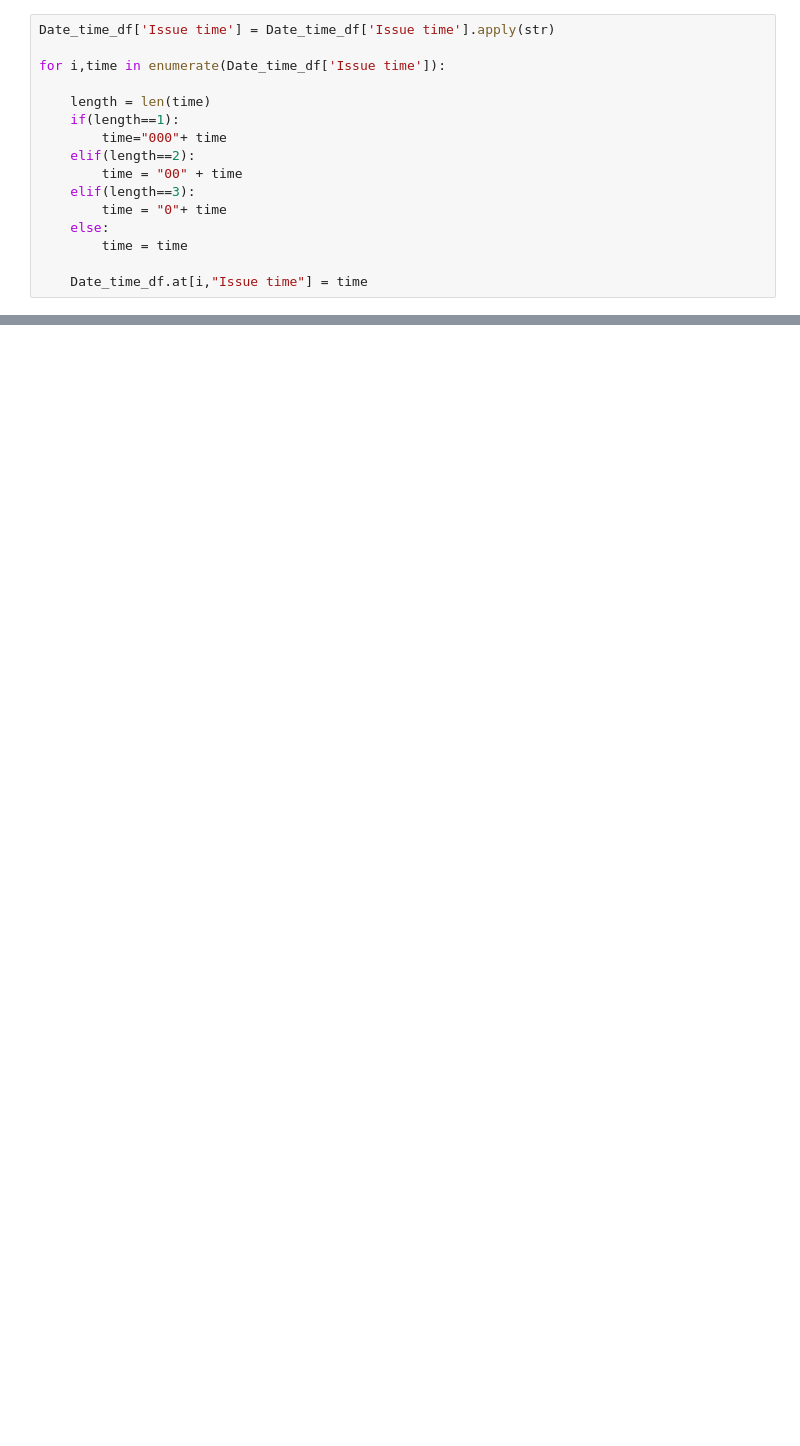
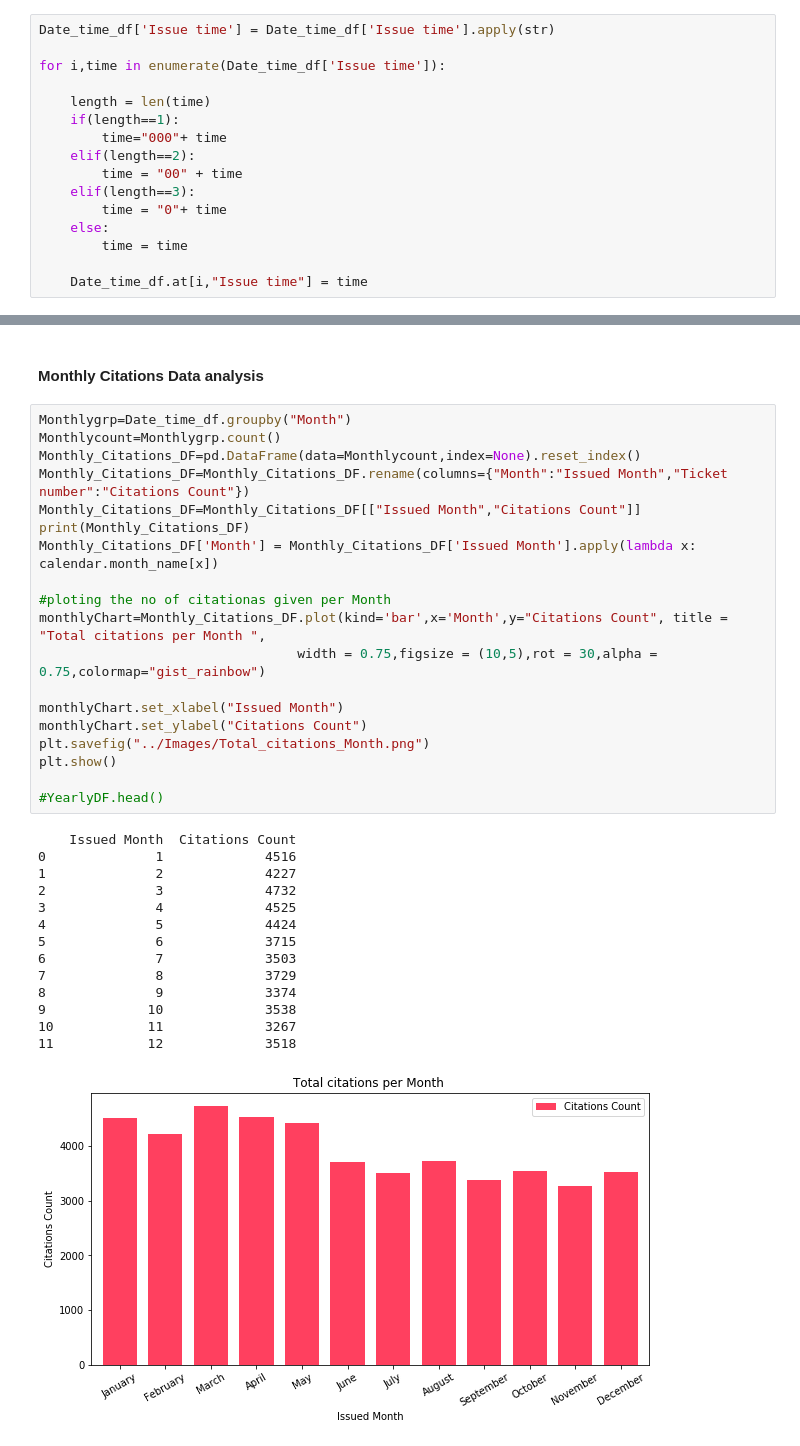
Before and after one commit to usn1485/LAParkingCitations, a Jupyter notebook: LAParking.ipynb, the cells around one changed output, grey strips where cells are left out. Cells and saved outputs as stored; diff of their text form; blank space fills up the shorter version.

```diff
--- a/LAParking.ipynb
+++ b/LAParking.ipynb
@@ -264,0 +135,36 @@ DailyDF.nlargest(20,"Ticket count",keep="first").plot(kind='bar')
+# %% [markdown]
+#### Monthly Citations Data analysis
+# %%
+Monthlygrp=Date_time_df.groupby("Month")
+Monthlycount=Monthlygrp.count()
+Monthly_Citations_DF=pd.DataFrame(data=Monthlycount,index=None).reset_index()
+Monthly_Citations_DF=Monthly_Citations_DF.rename(columns={"Month":"Issued Month","Ticket number":"Citations Count"})
+Monthly_Citations_DF=Monthly_Citations_DF[["Issued Month","Citations Count"]]
+print(Monthly_Citations_DF)
+Monthly_Citations_DF['Month'] = Monthly_Citations_DF['Issued Month'].apply(lambda x: calendar.month_name[x])
+
+#ploting the no of citationas given per Month
+monthlyChart=Monthly_Citations_DF.plot(kind='bar',x='Month',y="Citations Count", title = "Total citations per Month ",
+                                 width = 0.75,figsize = (10,5),rot = 30,alpha = 0.75,colormap="gist_rainbow")
+
+monthlyChart.set_xlabel("Issued Month")
+monthlyChart.set_ylabel("Citations Count")
+plt.savefig("../Images/Total_citations_Month.png")
+plt.show()
+
+#YearlyDF.head()
+# %% [output]
+    Issued Month  Citations Count
+0              1             4516
+1              2             4227
+2              3             4732
+3              4             4525
+4              5             4424
+5              6             3715
+6              7             3503
+7              8             3729
+8              9             3374
+9             10             3538
+10            11             3267
+11            12             3518
+[figure, added]
```
Also changed, not shown: parts of 51 cells of this notebook.
